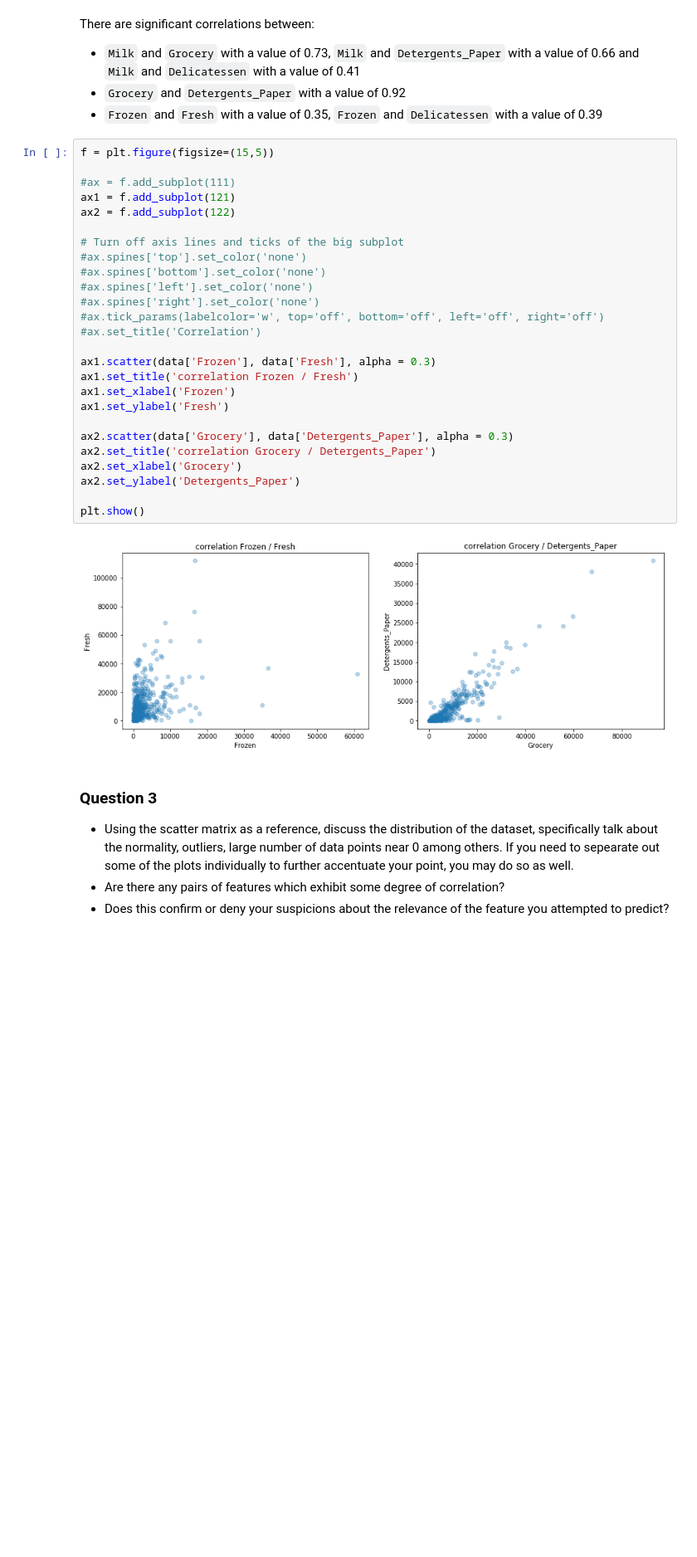
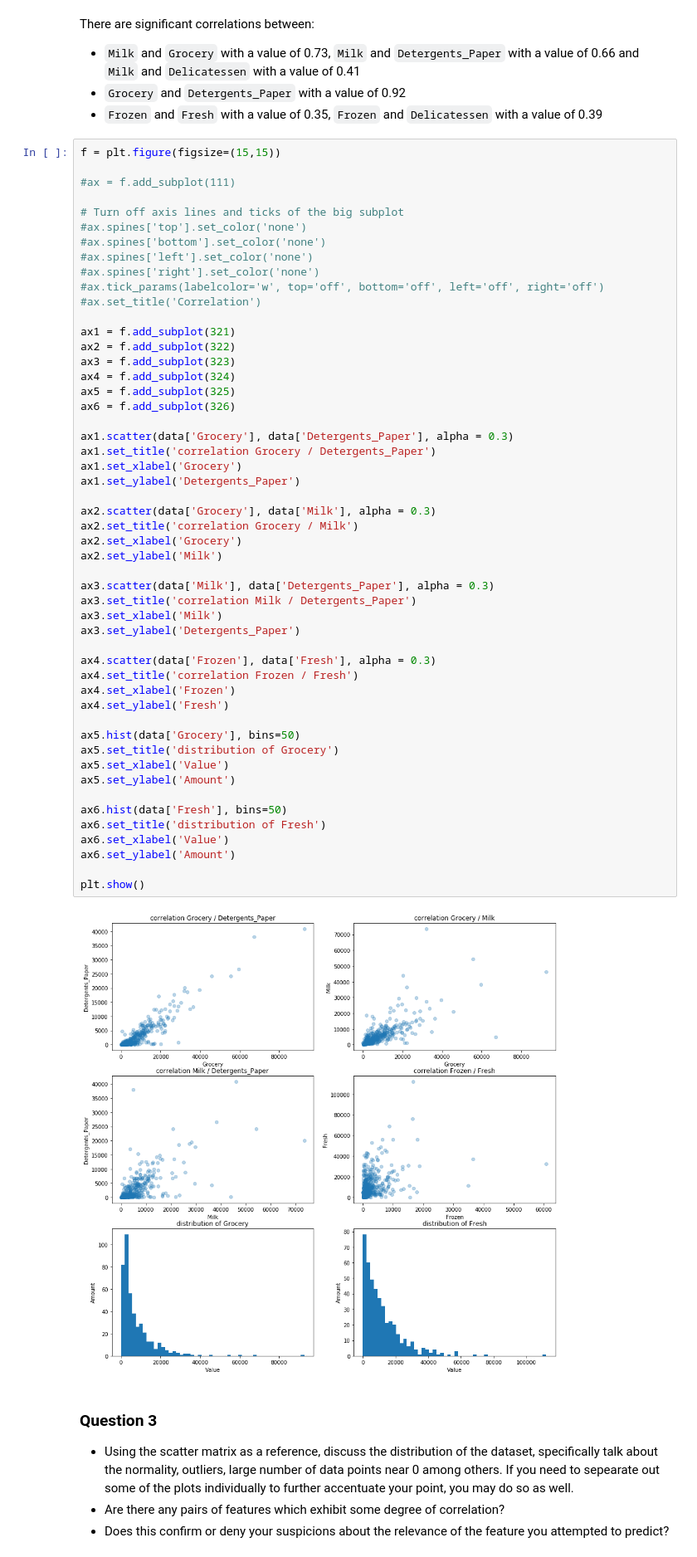
Before and after one commit to faberfred/Udacity_Machine_Learning_Engineer_Nanodegree_Program, a Jupyter notebook: projects/customer_segments/customer_segments.ipynb, the cells around one changed output. Shown: that part at 83% size. Cells and saved outputs as stored; diff of their text form; blank space fills up the shorter version.

```diff
--- a/projects/customer_segments/customer_segments.ipynb
+++ b/projects/customer_segments/customer_segments.ipynb
@@ -174,33 +180,58 @@ There are significant correlations between:
 * `Grocery` and `Detergents_Paper` with a value of 0.92
 * `Frozen` and `Fresh` with a value of 0.35, `Frozen` and `Delicatessen` with a value of 0.39
 # %%
-f = plt.figure(figsize=(15,5))
+f = plt.figure(figsize=(15,15))
 
 #ax = f.add_subplot(111)
-ax1 = f.add_subplot(121)
-ax2 = f.add_subplot(122)
 
 # Turn off axis lines and ticks of the big subplot
 #ax.spines['top'].set_color('none')
 #ax.spines['bottom'].set_color('none')
 #ax.spines['left'].set_color('none')
 #ax.spines['right'].set_color('none')
 #ax.tick_params(labelcolor='w', top='off', bottom='off', left='off', right='off')
 #ax.set_title('Correlation')
 
-ax1.scatter(data['Frozen'], data['Fresh'], alpha = 0.3)
-ax1.set_title('correlation Frozen / Fresh')
-ax1.set_xlabel('Frozen')
-ax1.set_ylabel('Fresh')
+ax1 = f.add_subplot(321)
+ax2 = f.add_subplot(322)
+ax3 = f.add_subplot(323)
+ax4 = f.add_subplot(324)
+ax5 = f.add_subplot(325)
+ax6 = f.add_subplot(326)
 
-ax2.scatter(data['Grocery'], data['Detergents_Paper'], alpha = 0.3)
-ax2.set_title('correlation Grocery / Detergents_Paper')
+ax1.scatter(data['Grocery'], data['Detergents_Paper'], alpha = 0.3)
+ax1.set_title('correlation Grocery / Detergents_Paper')
+ax1.set_xlabel('Grocery')
+ax1.set_ylabel('Detergents_Paper')
+
+ax2.scatter(data['Grocery'], data['Milk'], alpha = 0.3)
+ax2.set_title('correlation Grocery / Milk')
 ax2.set_xlabel('Grocery')
-ax2.set_ylabel('Detergents_Paper')
+ax2.set_ylabel('Milk')
+
+ax3.scatter(data['Milk'], data['Detergents_Paper'], alpha = 0.3)
+ax3.set_title('correlation Milk / Detergents_Paper')
+ax3.set_xlabel('Milk')
+ax3.set_ylabel('Detergents_Paper')
+
+ax4.scatter(data['Frozen'], data['Fresh'], alpha = 0.3)
+ax4.set_title('correlation Frozen / Fresh')
+ax4.set_xlabel('Frozen')
+ax4.set_ylabel('Fresh')
+
+ax5.hist(data['Grocery'], bins=50)
+ax5.set_title('distribution of Grocery')
+ax5.set_xlabel('Value')
+ax5.set_ylabel('Amount')
+
+ax6.hist(data['Fresh'], bins=50)
+ax6.set_title('distribution of Fresh')
+ax6.set_xlabel('Value')
+ax6.set_ylabel('Amount')
 
 plt.show()
 # %% [output]
-[figure, old version]
+[figure, new version]
 # %% [markdown]
 ### Question 3
 * Using the scatter matrix as a reference, discuss the distribution of the dataset, specifically talk about the normality, outliers, large number of data points near 0 among others. If you need to sepearate out some of the plots individually to further accentuate your point, you may do so as well.
```
Also changed, not shown: parts of 6 cells of this notebook.
